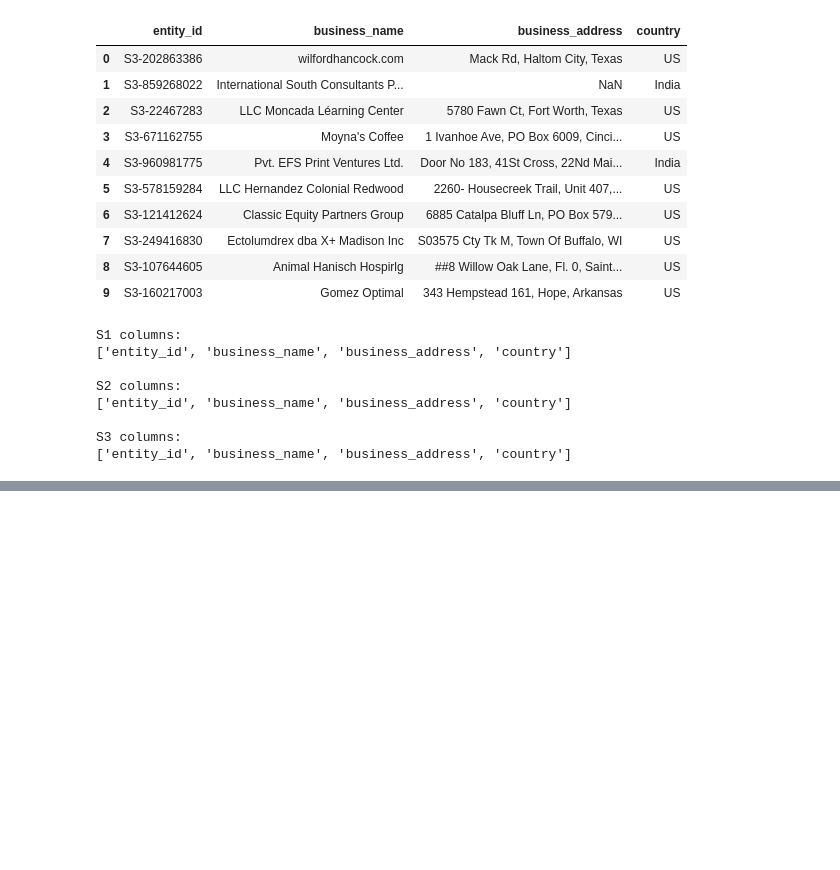
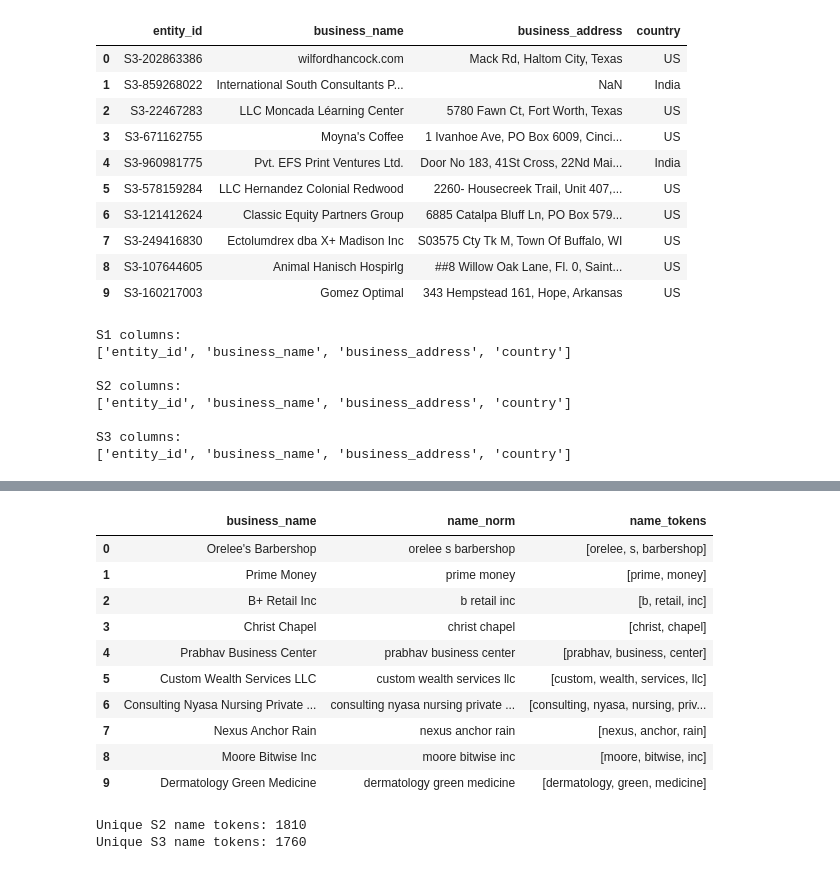
Before and after one commit to Akshu121796/amazon-ml-challenge-2026, a Jupyter notebook: notebooks/blocking.ipynb, the cells around one changed output, grey strips where cells are left out. Saved outputs shown, nothing was run; the diff lists cells and outputs as text; code cells hidden in the pictures; blank space fills up the shorter version.

```diff
--- a/notebooks/blocking.ipynb
+++ b/notebooks/blocking.ipynb
@@ -111,0 +172,33 @@ Name: 0, dtype: str
+# %%
+def normalize_text(value):
+    """
+    Conservative normalization.
+
+    - Handles missing values
+    - Unicode normalization
+    - Lowercase
+    - Normalizes whitespace
+    - Removes punctuation while preserving Unicode letters/numbers
+    """
+    if pd.isna(value):
+        return ""
+
+    value = str(value)
+
+    # Normalize Unicode without deleting non-Latin scripts
+    value = unicodedata.normalize("NFKC", value)
+
+    # Lowercase
+    value = value.lower()
+
+    # Replace punctuation with spaces
+    value = re.sub(r"[^\w\s]", " ", value, flags=re.UNICODE)
+
+    # Normalize whitespace
+    value = re.sub(r"\s+", " ", value).strip()
+
+    return value
+# %%
+s1_sample["name_norm"] = s1_sample["business_name"].map(normalize_text)
+s2_sample["name_norm"] = s2_sample["business_name"].map(normalize_text)
+s3_sample["name_norm"] = s3_sample["business_name"].map(normalize_text)
@@ -111,0 +418,45 @@ Name: 0, dtype: str
+# %%
+def tokenize(value):
+    if not value:
+        return []
+
+    return value.split()
+# %%
+s1_sample["name_tokens"] = s1_sample["name_norm"].map(tokenize)
+s2_sample["name_tokens"] = s2_sample["name_norm"].map(tokenize)
+s3_sample["name_tokens"] = s3_sample["name_norm"].map(tokenize)
+
+s1_sample[["business_name", "name_norm", "name_tokens"]].head(10)
+# %% [output]
+|  | business_name | name_norm | name_tokens |
+| 0 | Orelee's Barbershop | orelee s barbershop | [orelee, s, barbershop] |
+| 1 | Prime Money | prime money | [prime, money] |
+| 2 | B+ Retail Inc | b retail inc | [b, retail, inc] |
+| 3 | Christ Chapel | christ chapel | [christ, chapel] |
+| 4 | Prabhav Business Center | prabhav business center | [prabhav, business, center] |
+| 5 | Custom Wealth Services LLC | custom wealth services llc | [custom, wealth, services, llc] |
+| 6 | Consulting Nyasa Nursing Private ... | consulting nyasa nursing private ... | [consulting, nyasa, nursing, priv... |
+| 7 | Nexus Anchor Rain | nexus anchor rain | [nexus, anchor, rain] |
+| 8 | Moore Bitwise Inc | moore bitwise inc | [moore, bitwise, inc] |
+| 9 | Dermatology Green Medicine | dermatology green medicine | [dermatology, green, medicine] |
+# %%
+def build_token_index(df):
+    index = defaultdict(set)
+
+    for _, row in df.iterrows():
+        entity_id = row["entity_id"]
+
+        for token in row["name_tokens"]:
+            if token:
+                index[token].add(entity_id)
+
+    return index
+
+s2_name_token_index = build_token_index(s2_sample)
+s3_name_token_index = build_token_index(s3_sample)
+
+print("Unique S2 name tokens:", len(s2_name_token_index))
+print("Unique S3 name tokens:", len(s3_name_token_index))
+# %% [output]
+Unique S2 name tokens: 1810
+Unique S3 name tokens: 1760
```
Also changed, not shown: parts of 68 cells of this notebook, 1 other file.
